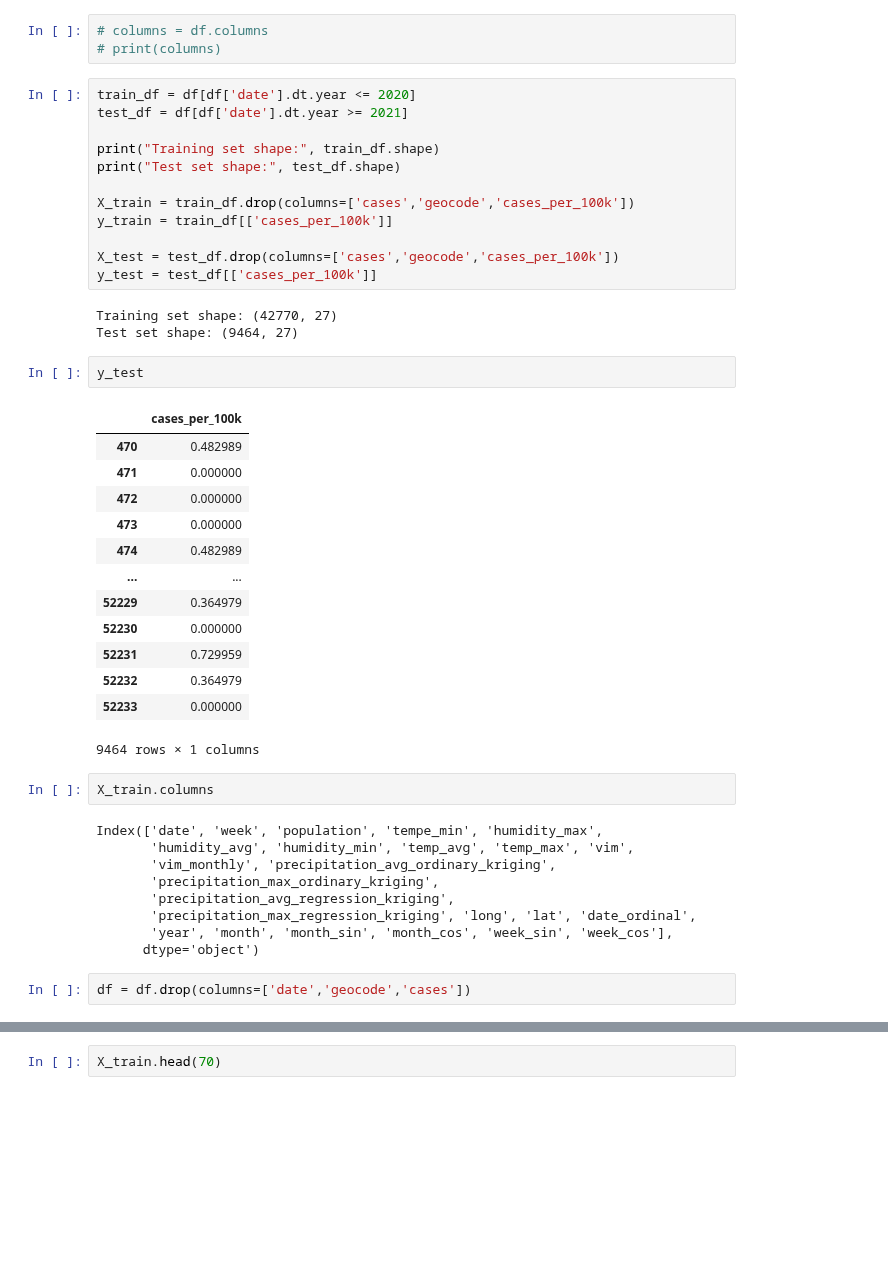
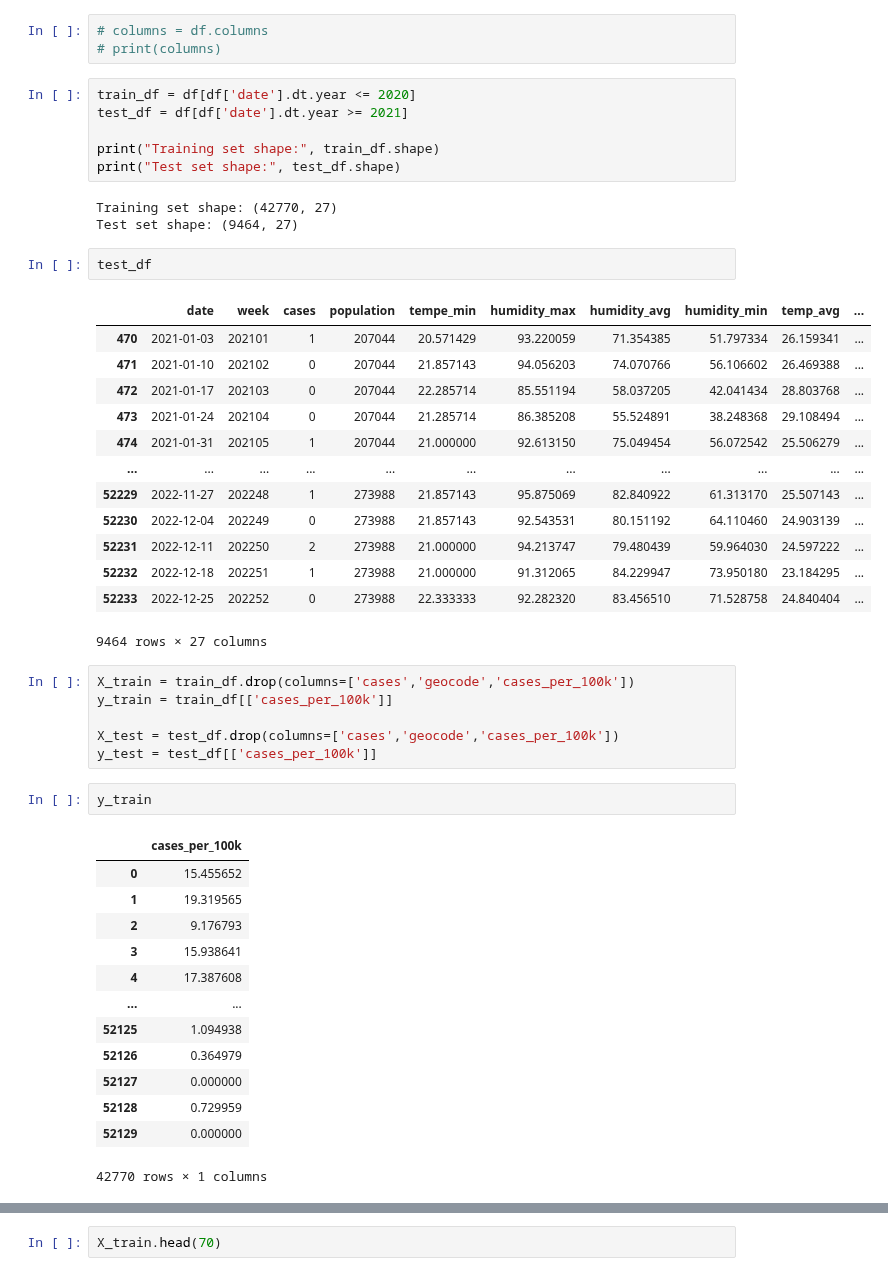
Before and after one commit to Minindu20/Dengue-Severity-Predictor, a Jupyter notebook: models/lstm/lstm_model.ipynb, the cells around one changed output, grey strips where cells are left out. Drawn from its saved outputs; the diff is of its cells as text; blank space fills up the shorter version.

```diff
--- a/models/lstm/lstm_model.ipynb
+++ b/models/lstm/lstm_model.ipynb
@@ -77,41 +76,44 @@ test_df = df[df['date'].dt.year >= 2021]
 
 print("Training set shape:", train_df.shape)
 print("Test set shape:", test_df.shape)
-
-X_train = train_df.drop(columns=['cases','geocode','cases_per_100k'])
-y_train = train_df[['cases_per_100k']]
-
-X_test = test_df.drop(columns=['cases','geocode','cases_per_100k'])
-y_test = test_df[['cases_per_100k']]
 # %% [output]
 Training set shape: (42770, 27)
 Test set shape: (9464, 27)
-# %%
-y_test
-# %% [output]
-|  | cases_per_100k |
-| 470 | 0.482989 |
-| 471 | 0.000000 |
-| 472 | 0.000000 |
-| 473 | 0.000000 |
-| 474 | 0.482989 |
-| ... | ... |
-| 52229 | 0.364979 |
-| 52230 | 0.000000 |
-| 52231 | 0.729959 |
-| 52232 | 0.364979 |
-| 52233 | 0.000000 |
-9464 rows × 1 columns
-# %%
-X_train.columns
-# %% [output]
-Index(['date', 'week', 'population', 'tempe_min', 'humidity_max',
-       'humidity_avg', 'humidity_min', 'temp_avg', 'temp_max', 'vim',
-       'vim_monthly', 'precipitation_avg_ordinary_kriging',
-       'precipitation_max_ordinary_kriging',
-       'precipitation_avg_regression_kriging',
-       'precipitation_max_regression_kriging', 'long', 'lat', 'date_ordinal',
-       'year', 'month', 'month_sin', 'month_cos', 'week_sin', 'week_cos'],
-      dtype='object')
-# %%
-df = df.drop(columns=['date','geocode','cases'])
+# %%
+test_df
+# %% [output]
+|  | date | week | cases | population | tempe_min | humidity_max | humidity_avg | humidity_min | temp_avg | ... |
+| 470 | 2021-01-03 | 202101 | 1 | 207044 | 20.571429 | 93.220059 | 71.354385 | 51.797334 | 26.159341 | ... |
+| 471 | 2021-01-10 | 202102 | 0 | 207044 | 21.857143 | 94.056203 | 74.070766 | 56.106602 | 26.469388 | ... |
+| 472 | 2021-01-17 | 202103 | 0 | 207044 | 22.285714 | 85.551194 | 58.037205 | 42.041434 | 28.803768 | ... |
+| 473 | 2021-01-24 | 202104 | 0 | 207044 | 21.285714 | 86.385208 | 55.524891 | 38.248368 | 29.108494 | ... |
+| 474 | 2021-01-31 | 202105 | 1 | 207044 | 21.000000 | 92.613150 | 75.049454 | 56.072542 | 25.506279 | ... |
+| ... | ... | ... | ... | ... | ... | ... | ... | ... | ... | ... |
+| 52229 | 2022-11-27 | 202248 | 1 | 273988 | 21.857143 | 95.875069 | 82.840922 | 61.313170 | 25.507143 | ... |
+| 52230 | 2022-12-04 | 202249 | 0 | 273988 | 21.857143 | 92.543531 | 80.151192 | 64.110460 | 24.903139 | ... |
+| 52231 | 2022-12-11 | 202250 | 2 | 273988 | 21.000000 | 94.213747 | 79.480439 | 59.964030 | 24.597222 | ... |
+| 52232 | 2022-12-18 | 202251 | 1 | 273988 | 21.000000 | 91.312065 | 84.229947 | 73.950180 | 23.184295 | ... |
+| 52233 | 2022-12-25 | 202252 | 0 | 273988 | 22.333333 | 92.282320 | 83.456510 | 71.528758 | 24.840404 | ... |
+9464 rows × 27 columns
+# %%
+X_train = train_df.drop(columns=['cases','geocode','cases_per_100k'])
+y_train = train_df[['cases_per_100k']]
+
+X_test = test_df.drop(columns=['cases','geocode','cases_per_100k'])
+y_test = test_df[['cases_per_100k']]
+# %%
+y_train
+# %% [output]
+|  | cases_per_100k |
+| 0 | 15.455652 |
+| 1 | 19.319565 |
+| 2 | 9.176793 |
+| 3 | 15.938641 |
+| 4 | 17.387608 |
+| ... | ... |
+| 52125 | 1.094938 |
+| 52126 | 0.364979 |
+| 52127 | 0.000000 |
+| 52128 | 0.729959 |
+| 52129 | 0.000000 |
+42770 rows × 1 columns
```
Also changed, not shown: parts of 11 cells of this notebook, 4 other files.
